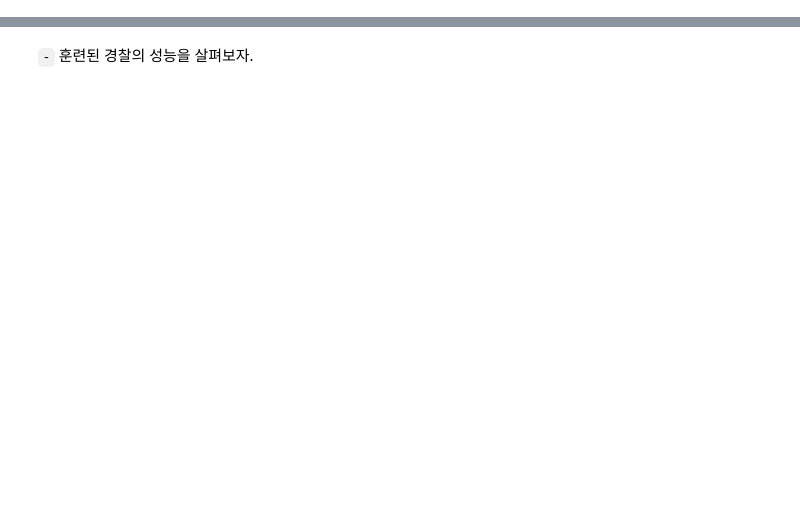
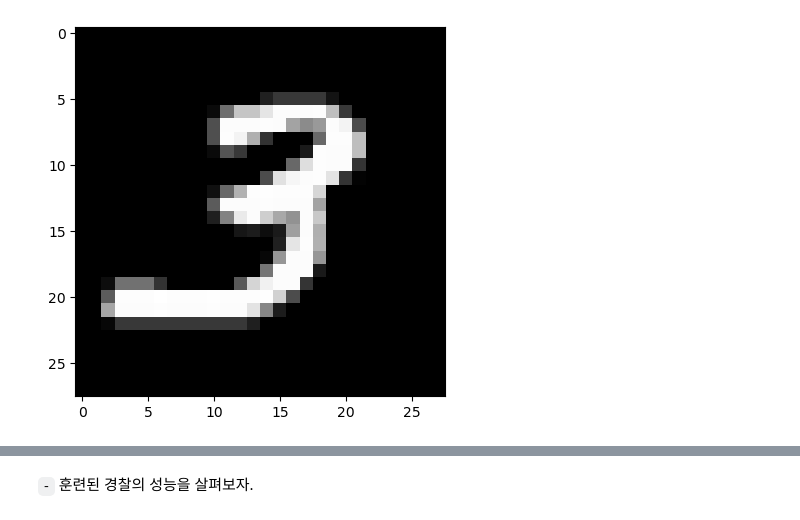
Before and after one commit to guebin/DL2024, a Jupyter notebook: docs/posts/08wk-1.out.ipynb, the cells around one changed output, grey strips where cells are left out. Cells and saved outputs as stored; diff of their text form; code cells hidden in the pictures; blank space fills up the shorter version.

```diff
--- a/docs/posts/08wk-1.out.ipynb
+++ b/docs/posts/08wk-1.out.ipynb
@@ -266,0 +122,10 @@ for i in range(50):
+# %%
+path = fastai.data.external.untar_data(fastai.data.external.URLs.MNIST)
+path
+# %%
+X_real = torch.stack([torchvision.io.read_image(str(l)) for l in (path/'training/3').ls()],axis=0)/255
+X_real.shape
+# %%
+plt.imshow(X_real[0].reshape(28,28),cmap="gray")
+# %% [output]
+[figure, added]
```
Also changed, not shown: parts of 110 cells of this notebook, 46 other files.
